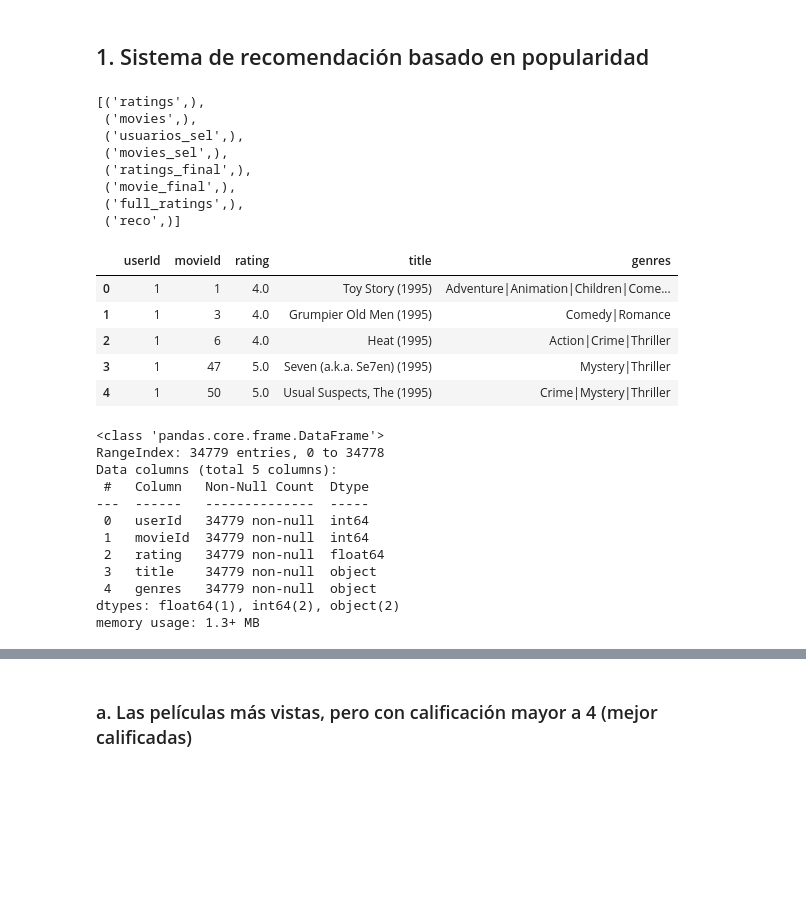
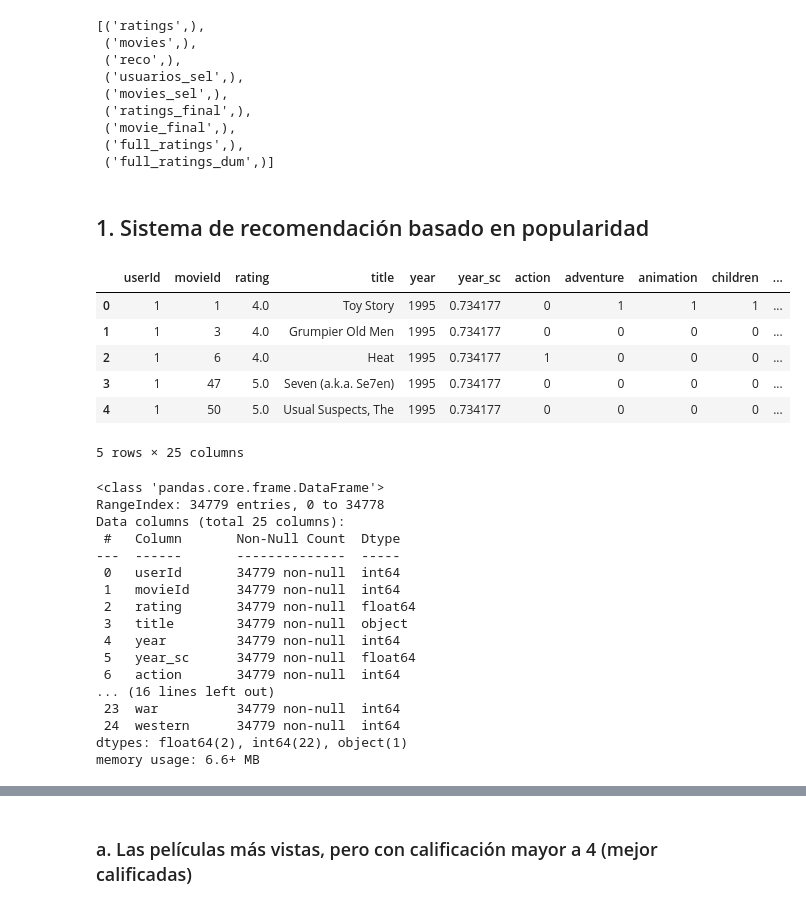
Before and after one commit to Leostark95/Analitica_3_Proyecto_2, a Jupyter notebook: e_modelos.ipynb, the cells around one changed output, grey strips where cells are left out. Saved outputs shown, nothing was run; the diff lists cells and outputs as text; code cells hidden in the pictures; blank space fills up the shorter version.

```diff
--- a/e_modelos.ipynb
+++ b/e_modelos.ipynb
@@ -12,43 +14,50 @@ import a_funciones as fn
 #### Conectar #######
 conn=sql.connect('data/db_movies')
 cur=conn.cursor()
+# %%
+#ver tablas
+cur.execute("SELECT name FROM sqlite_master WHERE type='table';")
+cur.fetchall()
+# %% [output]
+[('ratings',),
+ ('movies',),
+ ('reco',),
+ ('usuarios_sel',),
+ ('movies_sel',),
+ ('ratings_final',),
+ ('movie_final',),
+ ('full_ratings',),
+ ('full_ratings_dum',)]
 # %% [markdown]
 ## 1. Sistema de recomendación basado en popularidad
-# %%
-#ver tablas
-cur.execute("SELECT name FROM sqlite_master WHERE type='table';")
-cur.fetchall()
-# %% [output]
-[('ratings',),
- ('movies',),
- ('usuarios_sel',),
- ('movies_sel',),
- ('ratings_final',),
- ('movie_final',),
- ('full_ratings',),
- ('reco',)]
 # %%
-full_ratings = pd.read_sql_query('select * from full_ratings', conn)
-full_ratings.head()
+full_ratings_dum = pd.read_sql_query('select * from full_ratings_dum', conn)
+full_ratings_dum.head()
 # %% [output]
-|  | userId | movieId | rating | title | genres |
-| 0 | 1 | 1 | 4.0 | Toy Story (1995) | Adventure|Animation|Children|Come... |
-| 1 | 1 | 3 | 4.0 | Grumpier Old Men (1995) | Comedy|Romance |
-| 2 | 1 | 6 | 4.0 | Heat (1995) | Action|Crime|Thriller |
-| 3 | 1 | 47 | 5.0 | Seven (a.k.a. Se7en) (1995) | Mystery|Thriller |
-| 4 | 1 | 50 | 5.0 | Usual Suspects, The (1995) | Crime|Mystery|Thriller |
+|  | userId | movieId | rating | title | year | year_sc | action | adventure | animation | children | ... |
+| 0 | 1 | 1 | 4.0 | Toy Story | 1995 | 0.734177 | 0 | 1 | 1 | 1 | ... |
+| 1 | 1 | 3 | 4.0 | Grumpier Old Men | 1995 | 0.734177 | 0 | 0 | 0 | 0 | ... |
+| 2 | 1 | 6 | 4.0 | Heat | 1995 | 0.734177 | 1 | 0 | 0 | 0 | ... |
+| 3 | 1 | 47 | 5.0 | Seven (a.k.a. Se7en) | 1995 | 0.734177 | 0 | 0 | 0 | 0 | ... |
+| 4 | 1 | 50 | 5.0 | Usual Suspects, The | 1995 | 0.734177 | 0 | 0 | 0 | 0 | ... |
+5 rows × 25 columns
 # %%
-full_ratings.info()
+full_ratings_dum.info()
 # %% [output]
 <class 'pandas.core.frame.DataFrame'>
 RangeIndex: 34779 entries, 0 to 34778
-Data columns (total 5 columns):
- #   Column   Non-Null Count  Dtype
----  ------   --------------  -----
- 0   userId   34779 non-null  int64
- 1   movieId  34779 non-null  int64
- 2   rating   34779 non-null  float64
- 3   title    34779 non-null  object
- 4   genres   34779 non-null  object
-dtypes: float64(1), int64(2), object(2)
-memory usage: 1.3+ MB
+Data columns (total 25 columns):
+ #   Column       Non-Null Count  Dtype
+---  ------       --------------  -----
+ 0   userId       34779 non-null  int64
+ 1   movieId      34779 non-null  int64
+ 2   rating       34779 non-null  float64
+ 3   title        34779 non-null  object
+ 4   year         34779 non-null  int64
+ 5   year_sc      34779 non-null  float64
+ 6   action       34779 non-null  int64
+... (16 lines left out)
+ 23  war          34779 non-null  int64
+ 24  western      34779 non-null  int64
+dtypes: float64(2), int64(22), object(1)
+memory usage: 6.6+ MB
```
Also changed, not shown: parts of 17 cells of this notebook, 9 other files.
